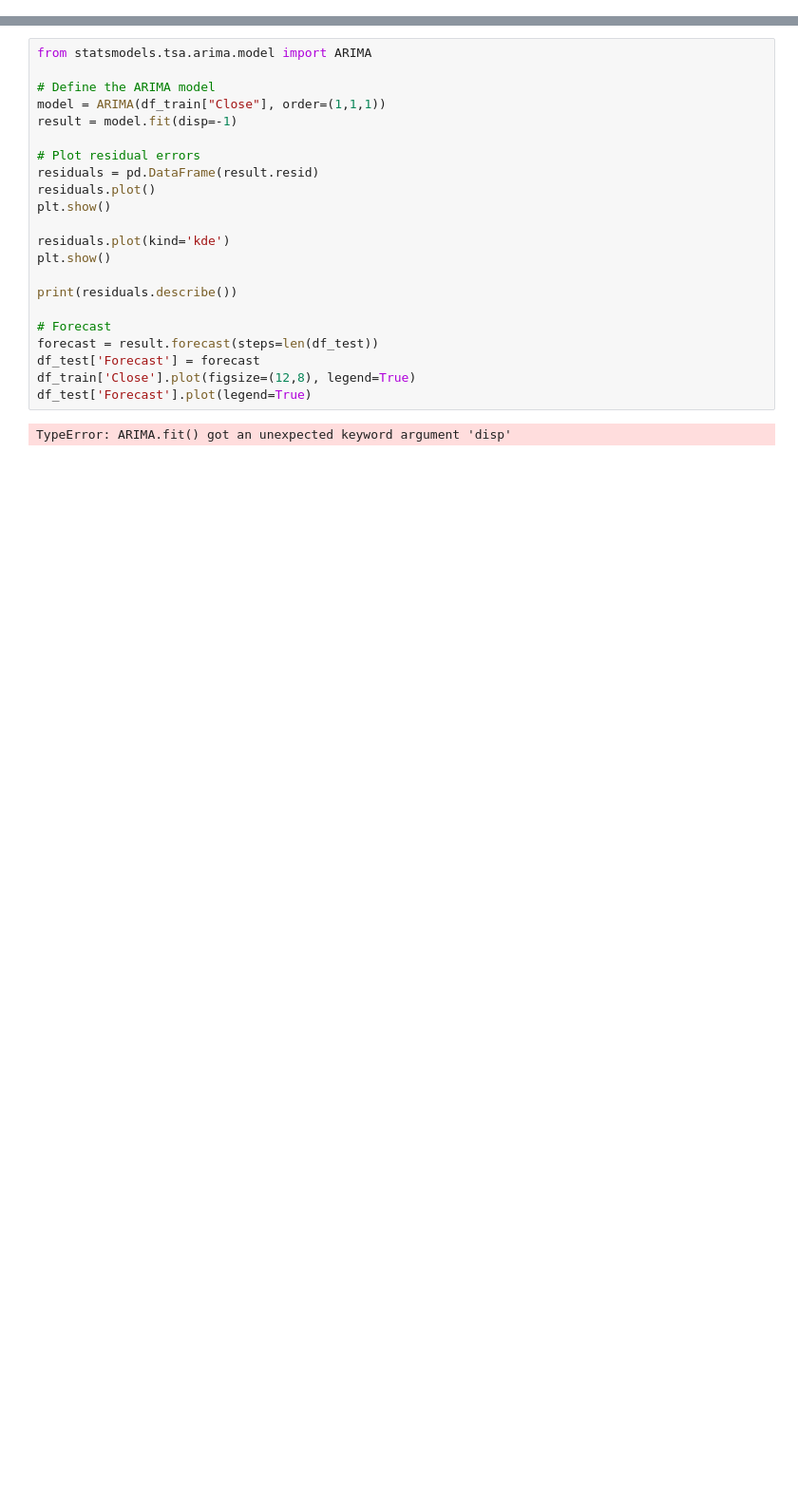
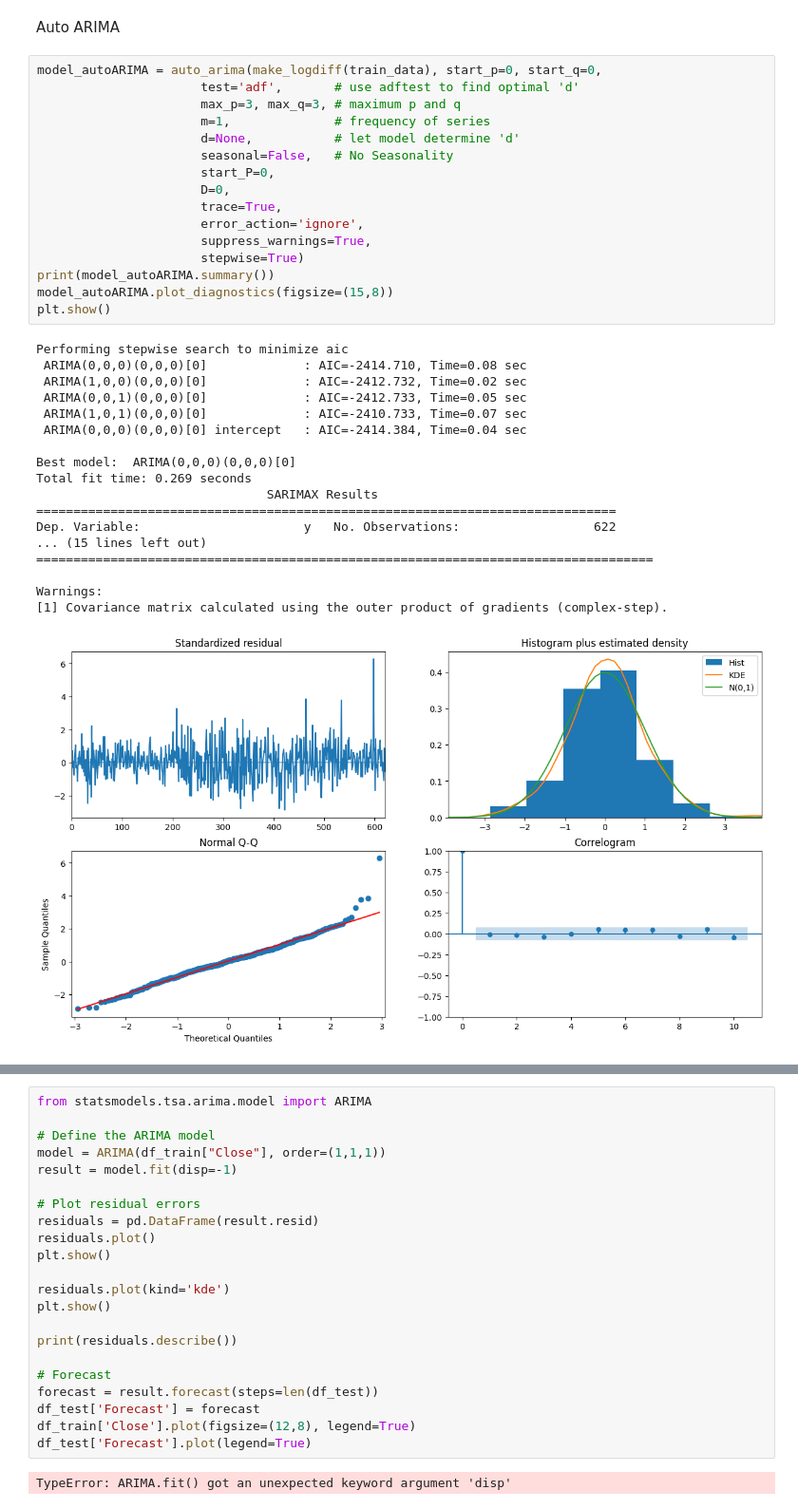
Before and after one commit to ethan-cyj/NUS-Fintech-Project-1, a Jupyter notebook: arima.ipynb, the cells around one changed output, grey strips where cells are left out. Shown at 95% size. Drawn from its saved outputs; the diff is of its cells as text; blank space fills up the shorter version.

```diff
--- a/arima.ipynb
+++ b/arima.ipynb
@@ -67,0 +77,37 @@ df[['forecast_auto', 'Close']].plot()
+# %% [markdown]
+Auto ARIMA
+# %%
+model_autoARIMA = auto_arima(make_logdiff(train_data), start_p=0, start_q=0,
+                      test='adf',       # use adftest to find optimal 'd'
+                      max_p=3, max_q=3, # maximum p and q
+                      m=1,              # frequency of series
+                      d=None,           # let model determine 'd'
+                      seasonal=False,   # No Seasonality
+                      start_P=0,
+                      D=0,
+                      trace=True,
+                      error_action='ignore',
+                      suppress_warnings=True,
+                      stepwise=True)
+print(model_autoARIMA.summary())
+model_autoARIMA.plot_diagnostics(figsize=(15,8))
+plt.show()
+# %% [output]
+Performing stepwise search to minimize aic
+ ARIMA(0,0,0)(0,0,0)[0]             : AIC=-2414.710, Time=0.08 sec
+ ARIMA(1,0,0)(0,0,0)[0]             : AIC=-2412.732, Time=0.02 sec
+ ARIMA(0,0,1)(0,0,0)[0]             : AIC=-2412.733, Time=0.05 sec
+ ARIMA(1,0,1)(0,0,0)[0]             : AIC=-2410.733, Time=0.07 sec
+ ARIMA(0,0,0)(0,0,0)[0] intercept   : AIC=-2414.384, Time=0.04 sec
+
+Best model:  ARIMA(0,0,0)(0,0,0)[0]
+Total fit time: 0.269 seconds
+                               SARIMAX Results
+==============================================================================
+Dep. Variable:                      y   No. Observations:                  622
+... (15 lines left out)
+===================================================================================
+
+Warnings:
+[1] Covariance matrix calculated using the outer product of gradients (complex-step).
+[figure, added]
```
Also changed, not shown: parts of 14 cells of this notebook.
